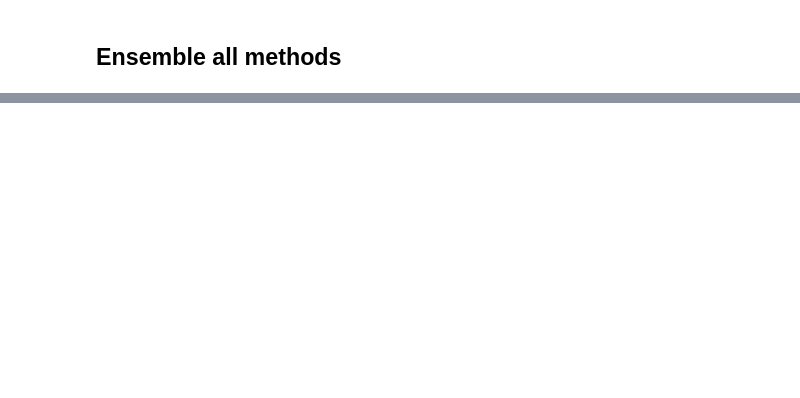
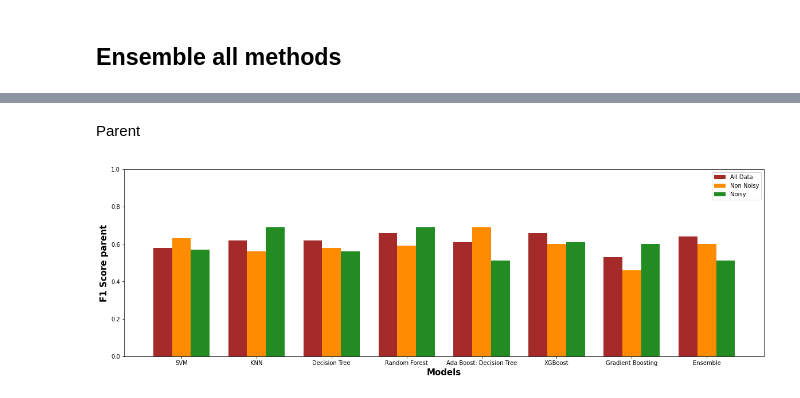
Before and after one commit to TheSameerAhmed/anger-detection-ml, a Jupyter notebook: modelling/modelling.ipynb, the cells around one changed output, grey strips where cells are left out. Saved outputs shown, nothing was run; the diff lists cells and outputs as text; code cells hidden in the pictures; blank space fills up the shorter version.

```diff
--- a/modelling/modelling.ipynb
+++ b/modelling/modelling.ipynb
@@ -3184,0 +3726,32 @@ plt.show()
+# %% [markdown]
+Parent
+# %%
+#f1 scores entered manually to control for randomization
+f1_all = [0.58, 0.62, 0.62, 0.66, 0.61, 0.66, 0.53, 0.64]
+f1_non_noisy = [0.63, 0.56, 0.58, 0.59, 0.69, 0.60, 0.46, 0.60]
+f1_noisy = [0.57, 0.69, 0.56, 0.69, 0.51, 0.61, 0.60, 0.51]
+
+barWidth = 0.25
+fig = plt.subplots(figsize =(20, 6))
+
+# Set position of bar on X axis
+br1 = np.arange(len(f1_all))
+br2 = [x + barWidth for x in br1]
+br3 = [x + barWidth for x in br2]
+
+# Make the plot
+plt.bar(br1, f1_all, color ='brown', width = barWidth, label ='All Data')
+plt.bar(br2, f1_non_noisy, color ='darkorange', width = barWidth, label ='Non Noisy')
+plt.bar(br3, f1_noisy, color ='forestgreen', width = barWidth, label ='Noisy')
+
+# Adding Xticks
+plt.xlabel('Models', fontweight ='bold', fontsize = 15)
+plt.ylabel('F1 Score parent', fontweight ='bold', fontsize = 15)
+plt.ylim([0, 1])
+plt.xticks([r + barWidth for r in range(len(f1_all))],
+        ['SVM', 'KNN', 'Decision Tree', 'Random Forest', 'Ada Boost: Decision Tree', 'XGBoost', 'Gradient Boosting', 'Ensemble'])
+
+plt.legend()
+plt.show()
+# %% [output]
+[figure, added]
```
Also changed, not shown: parts of 82 cells of this notebook.
